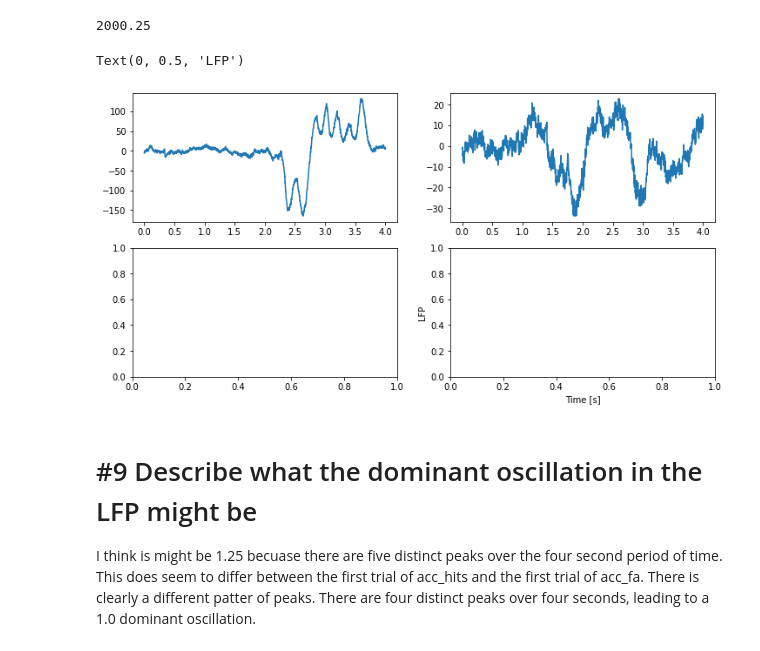
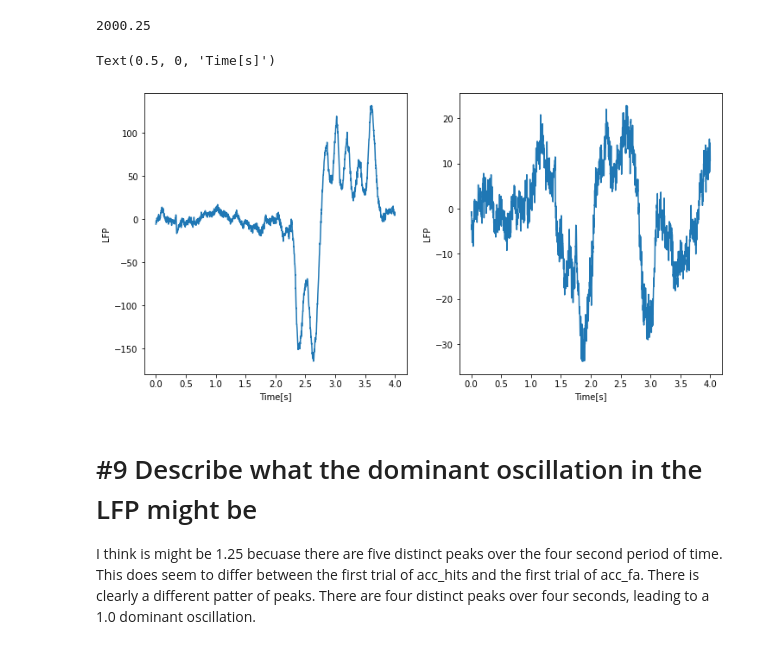
Before and after one commit to meghaninglis/Neural-Data, a Jupyter notebook: coding_homework_5.ipynb, the cells around one changed output. Cells and saved outputs as stored; diff of their text form; code cells hidden in the pictures.

```diff
--- a/coding_homework_5.ipynb
+++ b/coding_homework_5.ipynb
@@ -77,17 +77,17 @@ array([0.0000e+00, 5.0000e-04, 1.0000e-03, ..., 3.9990e+00, 3.9995e+00,
 2000.25
 # %%
 #8 plot the first trial of acc_hits in one subplot, and the first trial of acc_fa in another subplot. Plot your time variable on the x-axis. Label your axes
-fig, ax = plt.subplots(2,2,figsize=(12,6))
+fig, ax = plt.subplots(1,2,figsize=(12,6))
 
-ax[0,0].plot(time,acc_hits[0])
-ax[0,1].plot(time,acc_fa[0])
-
-
-plt.xlabel('Time [s]')
-plt.ylabel('LFP')
+ax[0].plot(time,acc_hits[0])
+ax[0].set_ylabel('LFP')
+ax[0].set_xlabel('Time[s]')
+ax[1].plot(time,acc_fa[0])
+ax[1].set_ylabel('LFP')
+ax[1].set_xlabel('Time[s]')
 # %% [output]
-Text(0, 0.5, 'LFP')
+Text(0.5, 0, 'Time[s]')
-[figure, old version]
+[figure, new version]
 # %% [markdown]
 # #9 Describe what the dominant oscillation in the LFP might be
 I think is might be 1.25 becuase there are five distinct peaks over the four second period of time. This does seem to differ between the first trial of acc_hits and the first trial of acc_fa.  There is clearly a different patter of peaks.  There are four distinct peaks over four seconds, leading to a 1.0 dominant oscillation.
```
